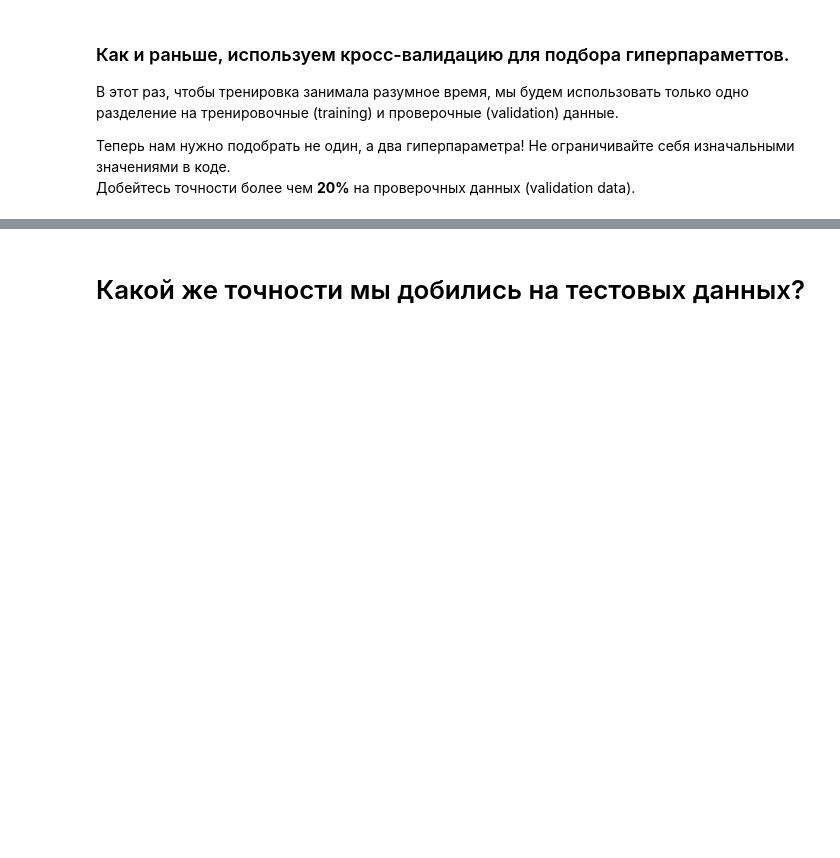
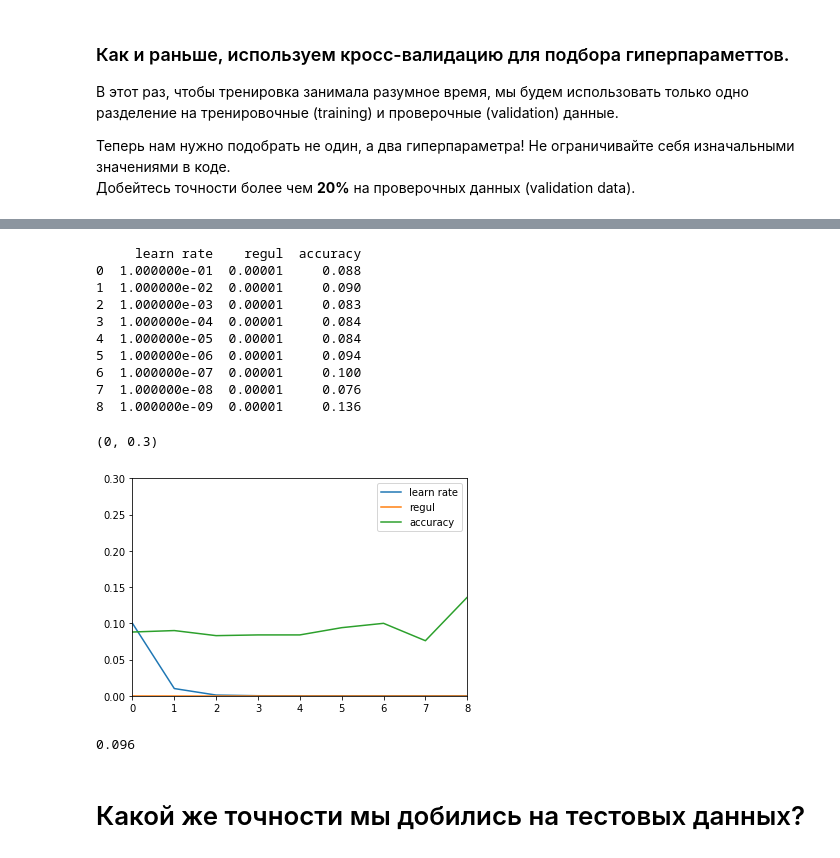
Before and after one commit to SpIIIII/layman-s-Deep-Learning-, a Jupyter notebook: assignments/assignment1/Linear classifier.ipynb, the cells around one changed output, grey strips where cells are left out. Saved outputs shown, nothing was run; the diff lists cells and outputs as text; code cells hidden in the pictures; blank space fills up the shorter version.

```diff
--- a/assignments/assignment1/Linear classifier.ipynb
+++ b/assignments/assignment1/Linear classifier.ipynb
@@ -434,3 +449,28 @@ print('best validation accuracy achieved: %f' % best_val_accuracy)
+# %%
+print(frame)
+frame.plot()
+axes = plt.gca()
+axes.set_ylim(0,0.3)
+# %% [output]
+     learn rate    regul  accuracy
+0  1.000000e-01  0.00001     0.088
+1  1.000000e-02  0.00001     0.090
+2  1.000000e-03  0.00001     0.083
+3  1.000000e-04  0.00001     0.084
+4  1.000000e-05  0.00001     0.084
+5  1.000000e-06  0.00001     0.094
+6  1.000000e-07  0.00001     0.100
+7  1.000000e-08  0.00001     0.076
+8  1.000000e-09  0.00001     0.136
+(0, 0.3)
+[figure, added]
+# %%
+test_class = linear_classifer.LinearSoftmaxClassifier()
+test_pred = test_class.pred_rand(val_X)
+accuracy = multiclass_accuracy(test_pred, val_y)
+print(accuracy)
+# %% [output]
+0.096
 # %% [markdown]
 # Какой же точности мы добились на тестовых данных?
 # %%
```
Also changed, not shown: parts of 13 cells of this notebook, 3 other files.
